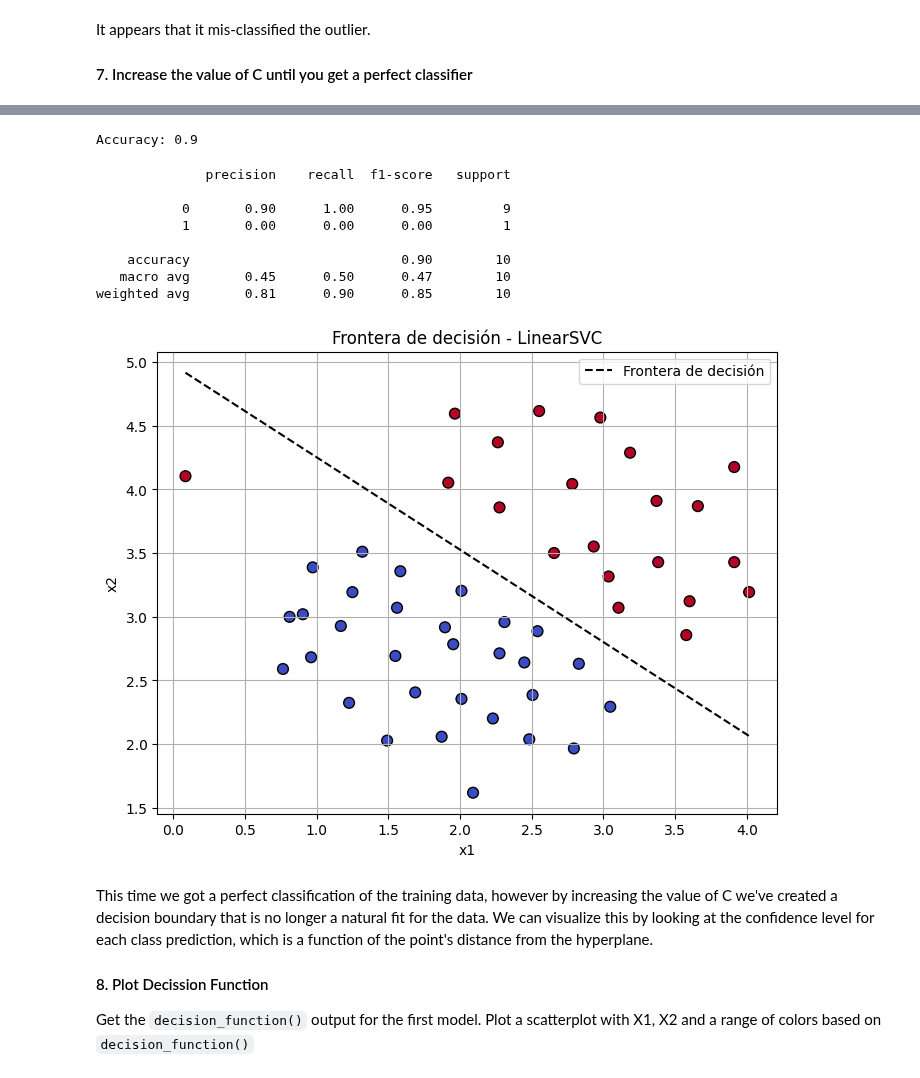
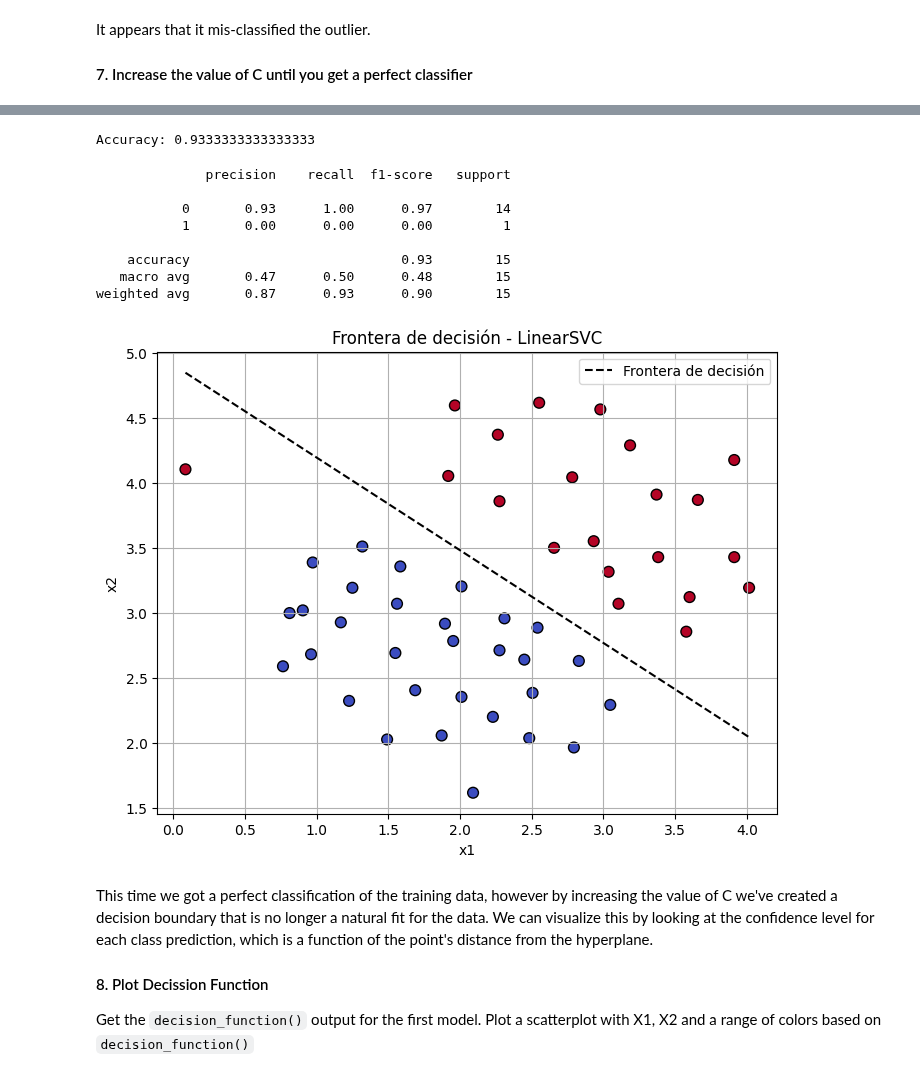
Before and after one commit to InigoLopez1999/2503_dsft_thebridge_inigolopez, a Jupyter notebook: 3-Machine_Learning/1-Supervisado/3-RegorClass/8-SVM/ejercicios/Ejercicios_SVM.ipynb, the cells around one changed output, grey strips where cells are left out. Cells and saved outputs as stored; diff of their text form; code cells hidden in the pictures.

```diff
--- a/3-Machine_Learning/1-Supervisado/3-RegorClass/8-SVM/ejercicios/Ejercicios_SVM.ipynb
+++ b/3-Machine_Learning/1-Supervisado/3-RegorClass/8-SVM/ejercicios/Ejercicios_SVM.ipynb
@@ -114,7 +114,7 @@ y = df["target"]
 # %%
 from sklearn.model_selection import train_test_split
 # %%
-X_train, X_test, y_train, y_test = train_test_split(X,y,test_size=10,random_state=42,shuffle=False)
+X_train, X_test, y_train, y_test = train_test_split(X,y,test_size=15,random_state=42,shuffle=False)
 # %%
 lin_svc.fit(X_train,y_train)
 # %% [output]
@@ -166,7 +166,7 @@ It appears that it mis-classified the outlier.
 
 #### 7. Increase the value of C until you get a perfect classifier
 # %%
-lin_svc = LinearSVC(C = 10000, loss='hinge', max_iter=10000)
+lin_svc2 = LinearSVC(C = 10, loss='hinge', max_iter=10000)
 # %%
-lin_svc.fit(X_train,y_train)
+lin_svc2.fit(X_train,y_train)
 # %% [output]
@@ -174,43 +174,43 @@ LinearSVC(C=10000, loss='hinge', max_iter=10000)
 # %%
-accuracy = lin_svc.score(X_test, y_test)
+accuracy = lin_svc2.score(X_test, y_test)
 print("Accuracy:", accuracy)
 # %% [output]
-Accuracy: 0.9
+Accuracy: 0.9333333333333333
 # %%
-y_pred2 = lin_svc.predict(X_test)
-print(classification_report(y_test, y_pred2))
+y_pred = lin_svc2.predict(X_test)
+print(classification_report(y_test, y_pred))
 # %% [output]
               precision    recall  f1-score   support
 
-           0       0.90      1.00      0.95         9
+           0       0.93      1.00      0.97        14
            1       0.00      0.00      0.00         1
 
-    accuracy                           0.90        10
-   macro avg       0.45      0.50      0.47        10
-weighted avg       0.81      0.90      0.85        10
+    accuracy                           0.93        15
+   macro avg       0.47      0.50      0.48        15
+weighted avg       0.87      0.93      0.90        15
 # %%
 import matplotlib.pyplot as plt
 import numpy as np
 
-coef = lin_svc.coef_[0]
-intercept = lin_svc.intercept_[0]
+coef2 = lin_svc2.coef_[0]
+intercept2 = lin_svc2.intercept_[0]
 
 # Línea de decisión: w1*x + w2*y + b = 0  => y = -(w1*x + b)/w2
-x_vals = np.linspace(X["x1"].min(), X["x1"].max(), 100)
-y_vals = -(coef[0] * x_vals + intercept) / coef[1]
+x_vals2 = np.linspace(X["x1"].min(), X["x1"].max(), 100)
+y_vals2 = -(coef2[0] * x_vals2 + intercept2) / coef2[1]
 
 # Graficar todos los puntos
 plt.figure(figsize=(8, 6))
 plt.scatter(X["x1"], X["x2"], c=y, cmap='coolwarm', edgecolors='k', s=60)
-plt.plot(x_vals, y_vals, 'k--', label="Frontera de decisión")
+plt.plot(x_vals2, y_vals2, 'k--', label="Frontera de decisión")
 plt.xlabel("x1")
 plt.ylabel("x2")
 plt.title("Frontera de decisión - LinearSVC")
 plt.legend()
 plt.grid(True)
 plt.show()
 # %% [output]
-[figure, old version]
+[figure, new version]
 # %% [markdown]
 This time we got a perfect classification of the training data, however by increasing the value of C we've created a decision boundary that is no longer a natural fit for the data.  We can visualize this by looking at the confidence level for each class prediction, which is a function of the point's distance from the hyperplane.
 
```
Also changed, not shown: parts of 5 cells of this notebook.
